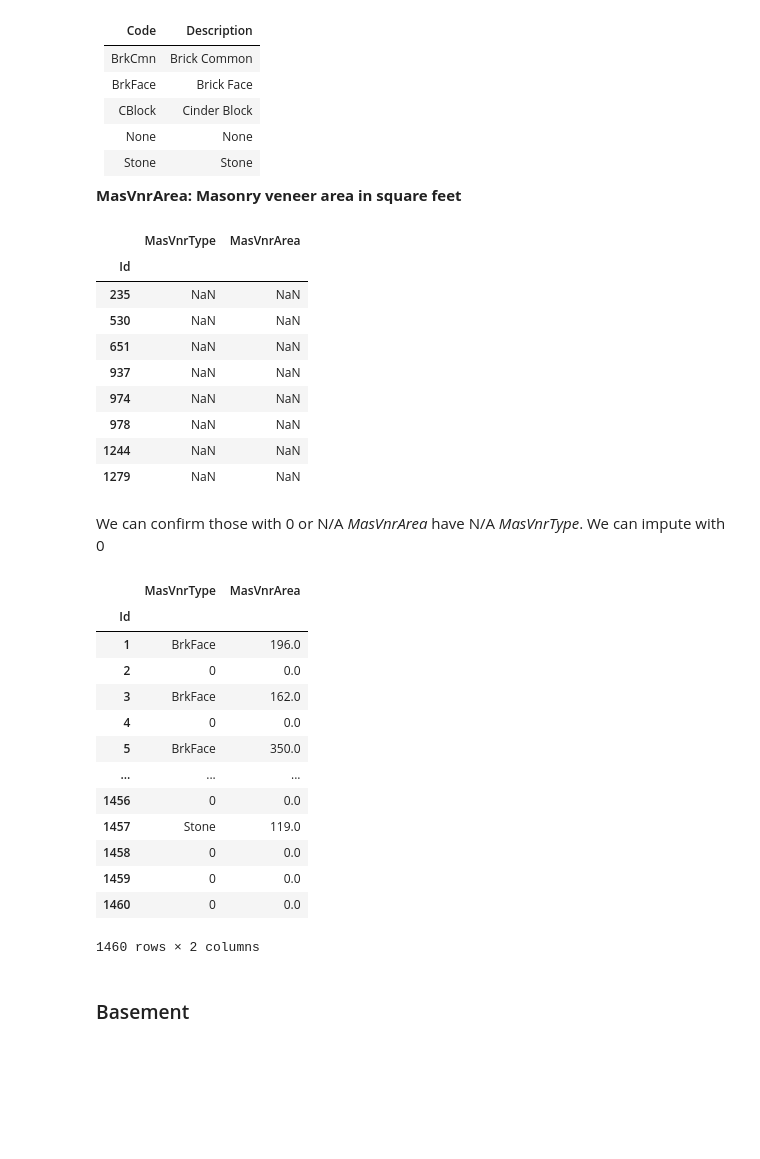
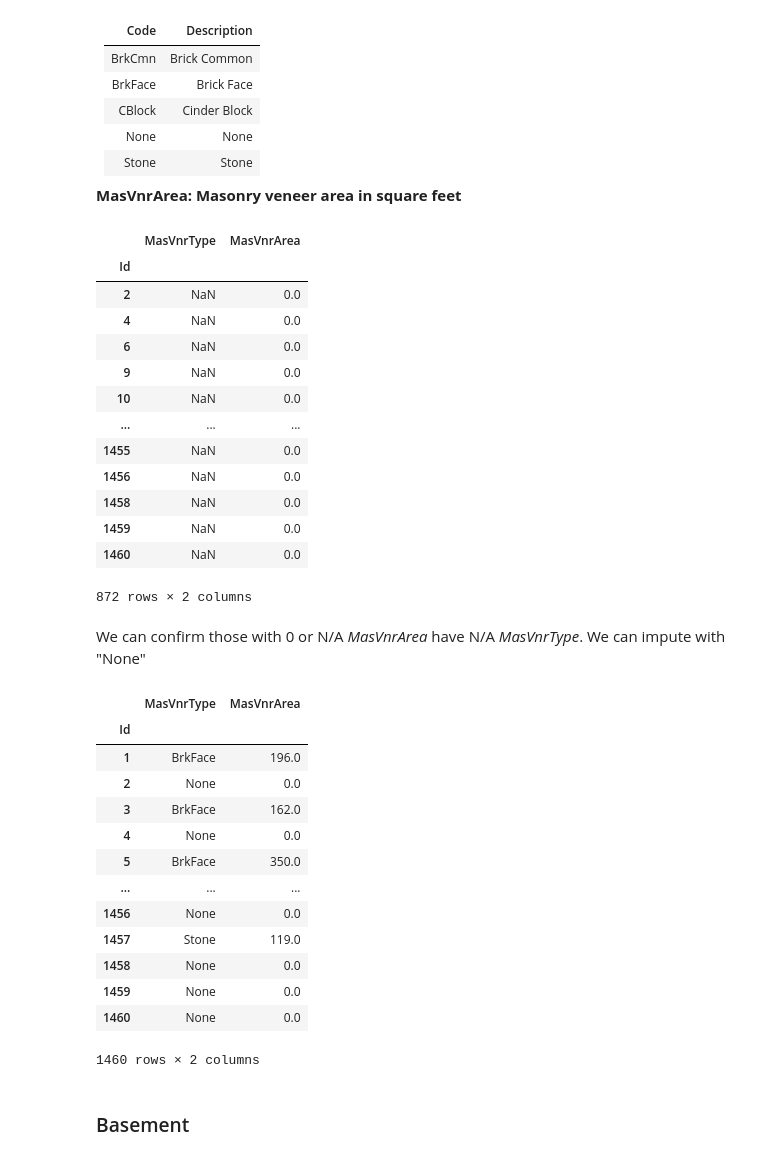
Before and after one commit to aneesakram/house-prices-advanced-regression-techniques, a Jupyter notebook: housePred.ipynb, the cells around one changed output. Drawn from its saved outputs; the diff is of its cells as text; code cells hidden in the pictures; blank space fills up the shorter version.

```diff
--- a/housePred.ipynb
+++ b/housePred.ipynb
@@ -111,6 +107,8 @@ df[df['Alley'].isnull()].head()
 | 4 | 70 | RL | 60.0 | 9550 | Pave | NaN | IR1 | Lvl | AllPub | ... |
 | 5 | 60 | RL | 84.0 | 14260 | Pave | NaN | IR1 | Lvl | AllPub | ... |
 5 rows × 80 columns
+# %%
+df["Alley"] = df["Alley"].fillna("None")
 # %% [markdown]
 ### Masonry
 # %% [markdown]
@@ -134,32 +132,36 @@ mas_df[mas_df['MasVnrType'].isnull()]
 # %% [output]
 |  | MasVnrType | MasVnrArea |
 | Id |  |  |
-| 235 | NaN | NaN |
-| 530 | NaN | NaN |
-| 651 | NaN | NaN |
-| 937 | NaN | NaN |
-| 974 | NaN | NaN |
-| 978 | NaN | NaN |
-| 1244 | NaN | NaN |
-| 1279 | NaN | NaN |
+| 2 | NaN | 0.0 |
+| 4 | NaN | 0.0 |
+| 6 | NaN | 0.0 |
+| 9 | NaN | 0.0 |
+| 10 | NaN | 0.0 |
+| ... | ... | ... |
+| 1455 | NaN | 0.0 |
+| 1456 | NaN | 0.0 |
+| 1458 | NaN | 0.0 |
+| 1459 | NaN | 0.0 |
+| 1460 | NaN | 0.0 |
+872 rows × 2 columns
 # %% [markdown]
-We can confirm those with 0 or N/A *MasVnrArea* have N/A *MasVnrType*. We can impute with 0
+We can confirm those with 0 or N/A *MasVnrArea* have N/A *MasVnrType*. We can impute with "None"
 # %%
-df[['MasVnrType', 'MasVnrArea']].fillna(0)
+df[['MasVnrType', 'MasVnrArea']].fillna("None")
 # %% [output]
 |  | MasVnrType | MasVnrArea |
 | Id |  |  |
 | 1 | BrkFace | 196.0 |
-| 2 | 0 | 0.0 |
+| 2 | None | 0.0 |
 | 3 | BrkFace | 162.0 |
-| 4 | 0 | 0.0 |
+| 4 | None | 0.0 |
 | 5 | BrkFace | 350.0 |
 | ... | ... | ... |
-| 1456 | 0 | 0.0 |
+| 1456 | None | 0.0 |
 | 1457 | Stone | 119.0 |
-| 1458 | 0 | 0.0 |
-| 1459 | 0 | 0.0 |
-| 1460 | 0 | 0.0 |
+| 1458 | None | 0.0 |
+| 1459 | None | 0.0 |
+| 1460 | None | 0.0 |
 1460 rows × 2 columns
 # %% [markdown]
 ### Basement
```
Also changed, not shown: parts of 20 cells of this notebook.
